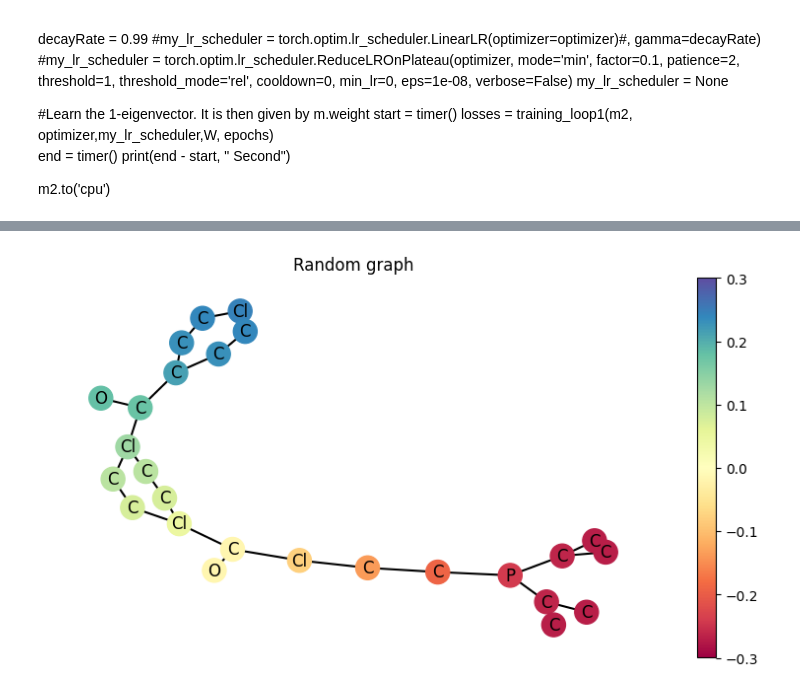
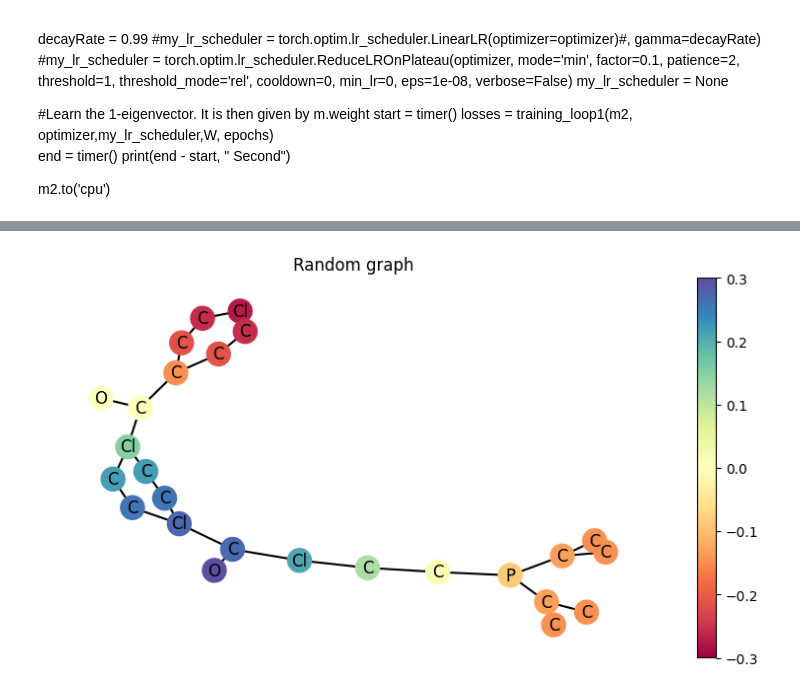
Before and after one commit to alip67/glpe, a Jupyter notebook: graph-task/PlotEigVecs.ipynb, the cells around one changed output, grey strips where cells are left out. Cells and saved outputs as stored; diff of their text form; code cells hidden in the pictures.

Commit message:
for four eigvecs

```diff
--- a/graph-task/PlotEigVecs.ipynb
+++ b/graph-task/PlotEigVecs.ipynb
@@ -77,5 +77,5 @@ from libs.utils import get_orthonromal_eigvec#,Model_RGD,training_loop1
 # %%
-num_eigs = 4
+num_eigs = 5
 epochs = 200
 device = 'cpu'
 p=1.2
@@ -120,14 +120,15 @@ class Model_RGD(nn.Module):
         # Create manifold parameters
         self.weight = geoopt.ManifoldParameter(
             self.initeigv.clone(), manifold=self.ball
+
         )
+        self.reset_parameters()
 
-
-    def set_parameters(self, init_eig):
-        self.initeigv = init_eig
-        self.weight = geoopt.ManifoldParameter(
-            init_eig.clone(), manifold=self.ball
-        )
+    def reset_parameters(self):
+        # Every manifold has a convenience sample method, but you can use your own initializer
+        #Stiefel = nn.Parameter(self.initeigv.clone())#self.initeigv#.type(torch.float64).requires_grad_()
+        #Stiefel = nn.Parameter(self.initeigv.clone())#self.initeigv#.type(torch.float64).requires_grad_()
+        #self.weight = nn.Parameter(self.initeigv.clone())
         pass
 
     def forward(self, X):
@@ -201,21 +202,19 @@ for i in range(1,9):
     epochs = epochs
 
     # instantiate model
+    p = 2- (i/10)
+
     W = torch.tensor(A).float().to(device)
     if i == 1:
-        m = Model_RGD(F_, p, n, K, ball = geoopt.EuclideanStiefelExact()).to(device) #I think we should not use F_ at initizialization, rather as a forward input so that we can start different init, or just use the reset parameters differently
         F_ = torch.tensor(hi[:, :K]).float().to(device) #We can use previous outputs weight
-        lossss = m.forward(W)
+    else: F_ = m.weight.clone()
 
-    else:
-        F_ = m.weight.clone()
-        m.set_parameters(F_)
-    p = 2- (i/10)
+    m = Model_RGD(F_, p, n, K, ball = geoopt.EuclideanStiefelExact()).to(device)
 
     # Instantiate optimizer
     #opt = torch.optim.Adam(params=m.parameters(), lr=0.001, betas=(0.9, 0.999), eps=1e-08, weight_decay=0, amsgrad=False)
     #optimizer = geoopt.optim.RiemannianSGD(m.parameters(), lr=1e-3)
-    optimizer = geoopt.optim.RiemannianSGD(m.parameters(), lr=1e-3)
+    optimizer = geoopt.optim.RiemannianSGD(m.parameters(), lr=1e-2)
 
     #optimizer = geoopt.optim.RiemannianSGD(m.parameters(), lr=1e-2, momentum=0.9)
 
@@ -520,6 +510,6 @@ draw_molecule(mol, p_eigs_f.detach().numpy()[:,1])
 # %%
 mol = to_molecule(data)
 plt.figure(figsize=(10, 5))
-draw_molecule(mol, eigvec[:,1])
+draw_molecule(mol, eigvec[:,2])
 # %% [output]
-[figure, old version]
+[figure, new version]
```
Also changed, not shown: parts of 9 cells of this notebook, 4 other files.
